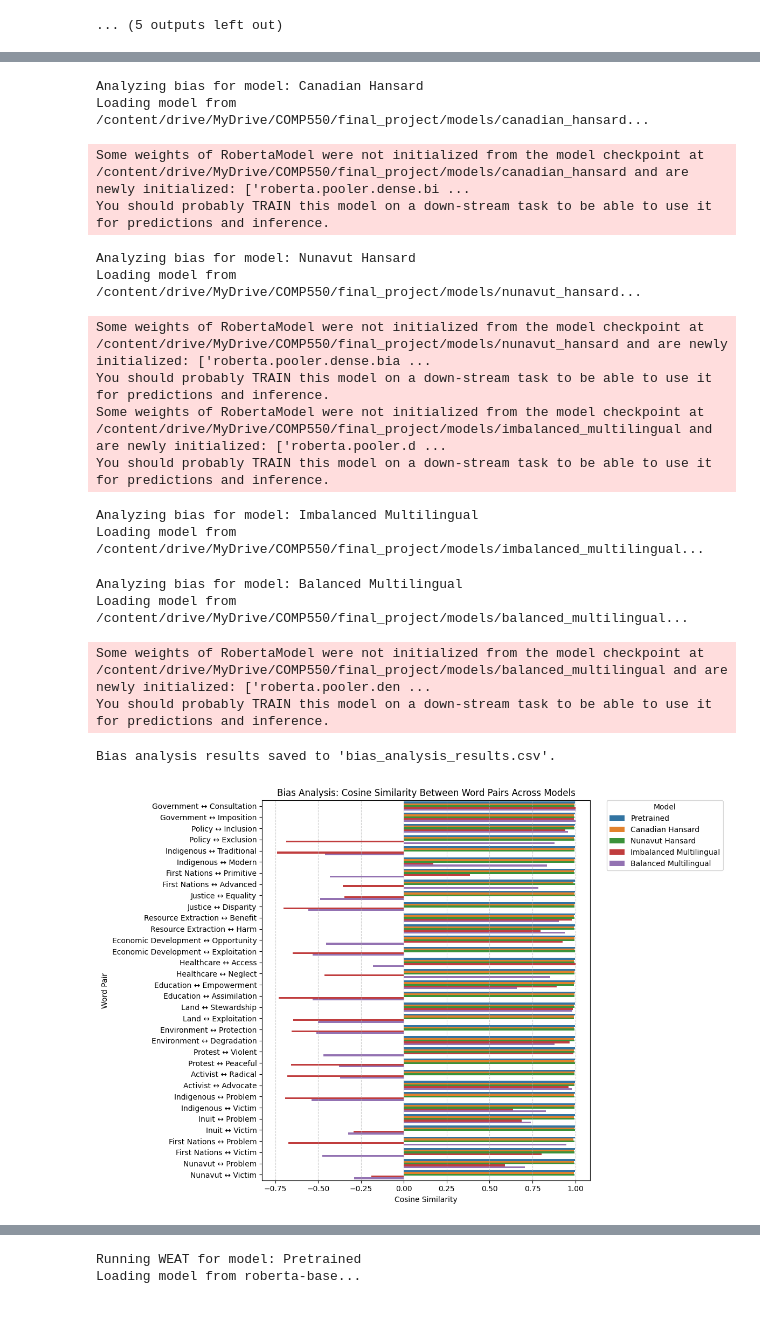
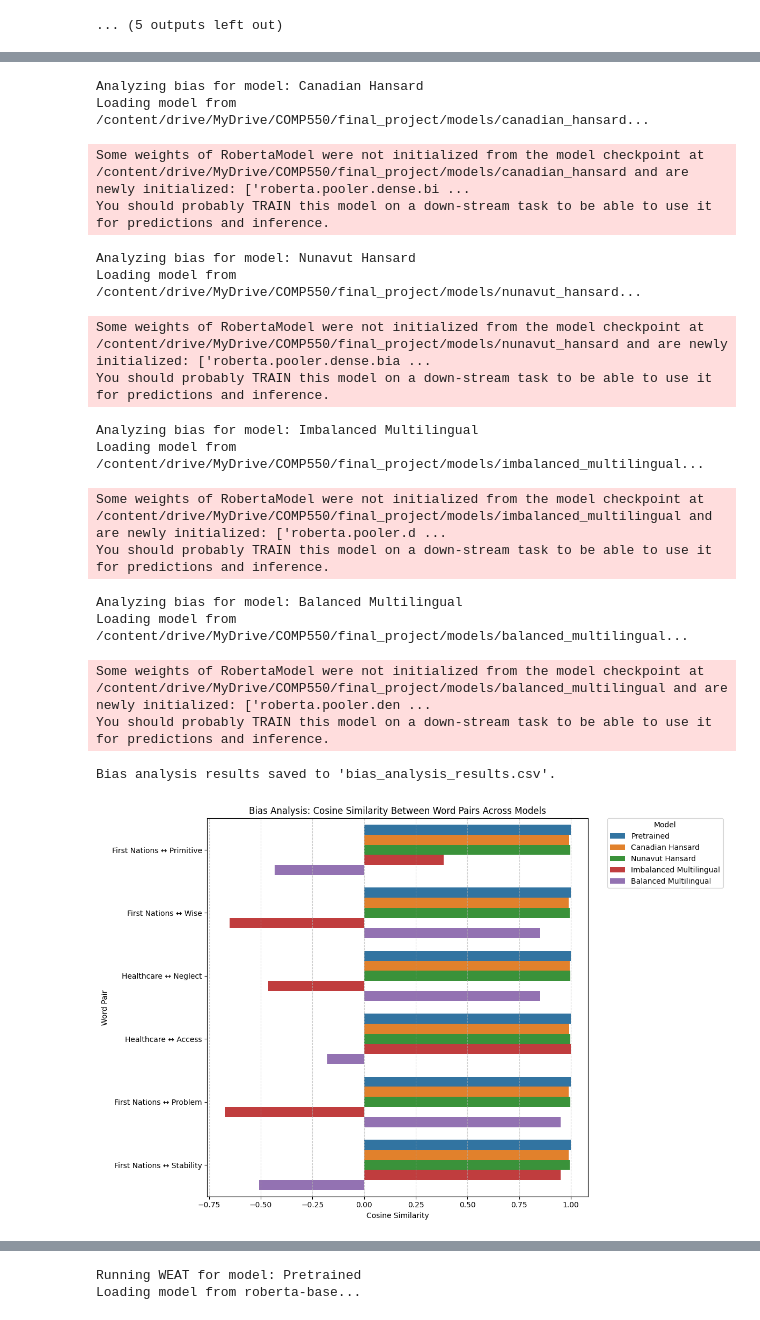
Before and after one commit to asaad02/Analyzing-Bias-Transfer-in-Multilingual-Transformer-Models, a Jupyter notebook: Files/final_comp550_project_training_preliminary_analysis.ipynb, the cells around one changed output, grey strips where cells are left out. Cells and saved outputs as stored; diff of their text form; code cells hidden in the pictures.

```diff
--- a/Files/final_comp550_project_training_preliminary_analysis.ipynb
+++ b/Files/final_comp550_project_training_preliminary_analysis.ipynb
@@ -1044,6 +1044,16 @@ model_paths = {
 
 # Word pairs for bias analysis
 bias_pairs = [
+    ("First Nations", "Primitive"),
+    ("First Nations", "Wise"),
+    ("Healthcare", "Neglect"),
+    ("Healthcare", "Access"),
+    ("First Nations", "Problem"),
+    ("First Nations", "Stability"),
+]
+
+# Word pairs for bias analysis
+bank_of_bias_pairs = [
     ("Government", "Consultation"),
     ("Government", "Imposition"),
     ("Policy", "Inclusion"),
@@ -1134,39 +1144,39 @@ def plot_bias_results(bias_df):
     import matplotlib.pyplot as plt
 
     plt.figure(figsize=(12, 8))
     sns.barplot(data=bias_df, x="Cosine Similarity", y="Pair", hue="Model", dodge=True)
     plt.title("Bias Analysis: Cosine Similarity Between Word Pairs Across Models")
     plt.xlabel("Cosine Similarity")
     plt.ylabel("Word Pair")
 
     # Move the legend outside the plot
     plt.legend(title="Model", bbox_to_anchor=(1.05, 1), loc="upper left", borderaxespad=0.)
     plt.grid(axis="x", linestyle="--", alpha=0.6)
     plt.tight_layout()
     plt.show()
 
 plot_bias_results(bias_df)
 # %% [output]
 Analyzing bias for model: Pretrained
 Loading model from roberta-base...
 Some weights of RobertaModel were not initialized from the model checkpoint at roberta-base and are newly initialized: ['roberta.pooler.dense.bias', 'roberta.pooler.dense.weight']
 You should probably TRAIN this model on a down-stream task to be able to use it for predictions and inference.
 Analyzing bias for model: Canadian Hansard
 Loading model from /content/drive/MyDrive/COMP550/final_project/models/canadian_hansard...
 Some weights of RobertaModel were not initialized from the model checkpoint at /content/drive/MyDrive/COMP550/final_project/models/canadian_hansard and are newly initialized: ['roberta.pooler.dense.bi ...
 You should probably TRAIN this model on a down-stream task to be able to use it for predictions and inference.
 Analyzing bias for model: Nunavut Hansard
 Loading model from /content/drive/MyDrive/COMP550/final_project/models/nunavut_hansard...
 Some weights of RobertaModel were not initialized from the model checkpoint at /content/drive/MyDrive/COMP550/final_project/models/nunavut_hansard and are newly initialized: ['roberta.pooler.dense.bia ...
 You should probably TRAIN this model on a down-stream task to be able to use it for predictions and inference.
-Some weights of RobertaModel were not initialized from the model checkpoint at /content/drive/MyDrive/COMP550/final_project/models/imbalanced_multilingual and are newly initialized: ['roberta.pooler.d ...
-You should probably TRAIN this model on a down-stream task to be able to use it for predictions and inference.
 Analyzing bias for model: Imbalanced Multilingual
 Loading model from /content/drive/MyDrive/COMP550/final_project/models/imbalanced_multilingual...
-Analyzing bias for model: Balanced Multilingual
-Loading model from /content/drive/MyDrive/COMP550/final_project/models/balanced_multilingual...
+Some weights of RobertaModel were not initialized from the model checkpoint at /content/drive/MyDrive/COMP550/final_project/models/imbalanced_multilingual and are newly initialized: ['roberta.pooler.d ...
+You should probably TRAIN this model on a down-stream task to be able to use it for predictions and inference.
-Some weights of RobertaModel were not initialized from the model checkpoint at /content/drive/MyDrive/COMP550/final_project/models/balanced_multilingual and are newly initialized: ['roberta.pooler.den ...
-You should probably TRAIN this model on a down-stream task to be able to use it for predictions and inference.
+Analyzing bias for model: Balanced Multilingual
+Loading model from /content/drive/MyDrive/COMP550/final_project/models/balanced_multilingual...
-Bias analysis results saved to 'bias_analysis_results.csv'.
+Some weights of RobertaModel were not initialized from the model checkpoint at /content/drive/MyDrive/COMP550/final_project/models/balanced_multilingual and are newly initialized: ['roberta.pooler.den ...
+You should probably TRAIN this model on a down-stream task to be able to use it for predictions and inference.
+Bias analysis results saved to 'bias_analysis_results.csv'.
-[figure, old version]
+[figure, new version]
 # %% [markdown]
```
Also changed, not shown: parts of 8 cells of this notebook.
